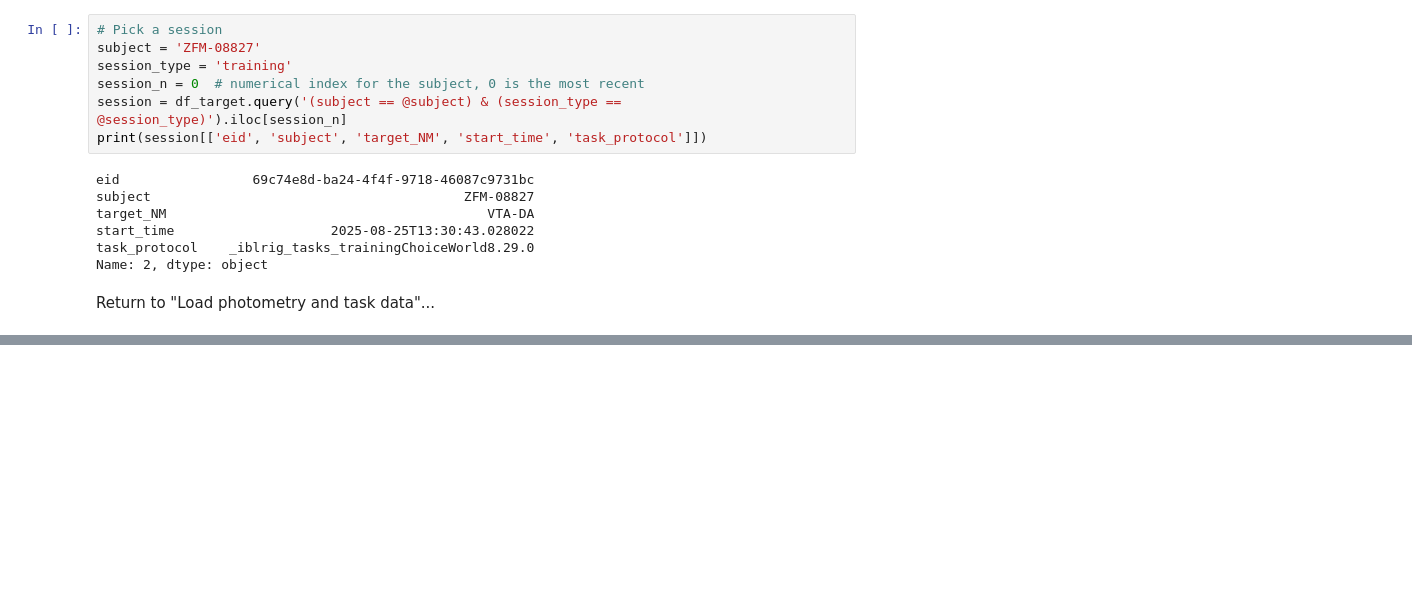
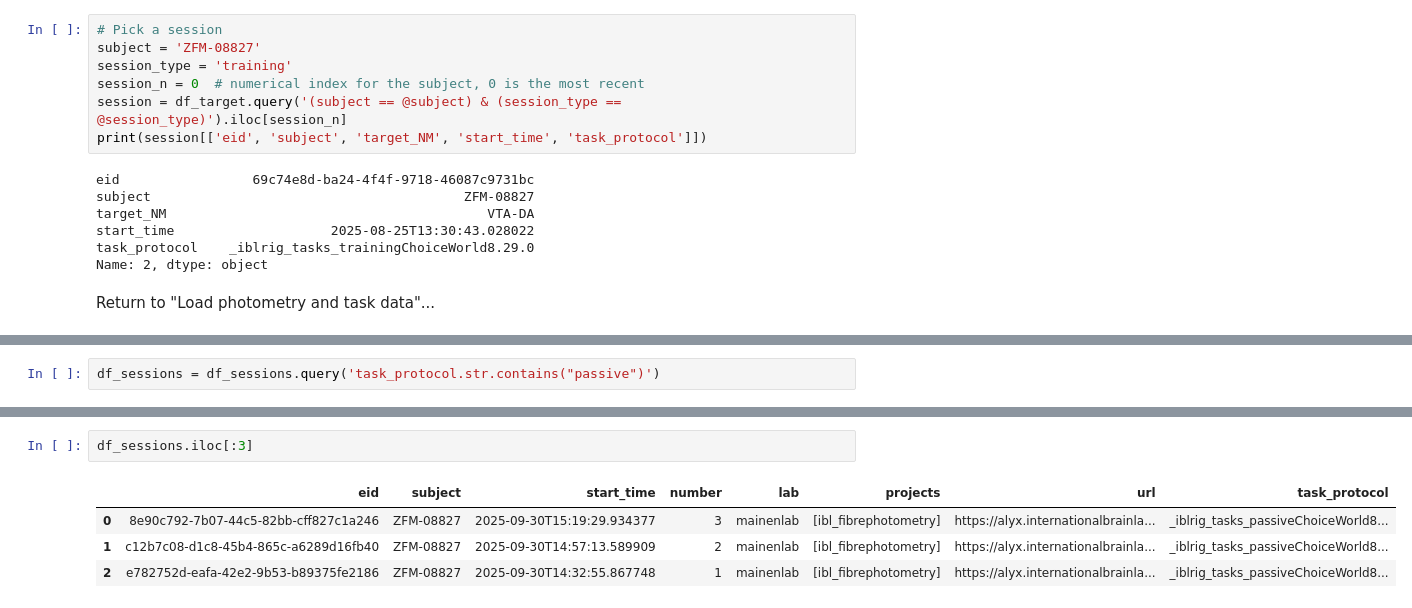
Before and after one commit to davcrom/ibl_neuromodulators, a Jupyter notebook: 01_session_viewer.ipynb, the cells around one changed output, grey strips where cells are left out. Saved outputs shown, nothing was run; the diff lists cells and outputs as text; blank space fills up the shorter version.

```diff
--- a/01_session_viewer.ipynb
+++ b/01_session_viewer.ipynb
@@ -204,0 +826,2 @@ Return to "Load photometry and task data"...
+# %%
+df_sessions = df_sessions.query('task_protocol.str.contains("passive")')
@@ -204,0 +843,7 @@ Return to "Load photometry and task data"...
+# %%
+df_sessions.iloc[:3]
+# %% [output]
+|  | eid | subject | start_time | number | lab | projects | url | task_protocol |
+| 0 | 8e90c792-7b07-44c5-82bb-cff827c1a246 | ZFM-08827 | 2025-09-30T15:19:29.934377 | 3 | mainenlab | [ibl_fibrephotometry] | https://alyx.internationalbrainla... | _iblrig_tasks_passiveChoiceWorld8... |
+| 1 | c12b7c08-d1c8-45b4-865c-a6289d16fb40 | ZFM-08827 | 2025-09-30T14:57:13.589909 | 2 | mainenlab | [ibl_fibrephotometry] | https://alyx.internationalbrainla... | _iblrig_tasks_passiveChoiceWorld8... |
+| 2 | e782752d-eafa-42e2-9b53-b89375fe2186 | ZFM-08827 | 2025-09-30T14:32:55.867748 | 1 | mainenlab | [ibl_fibrephotometry] | https://alyx.internationalbrainla... | _iblrig_tasks_passiveChoiceWorld8... |
```
Also changed, not shown: parts of 34 cells of this notebook, 4 other files.
